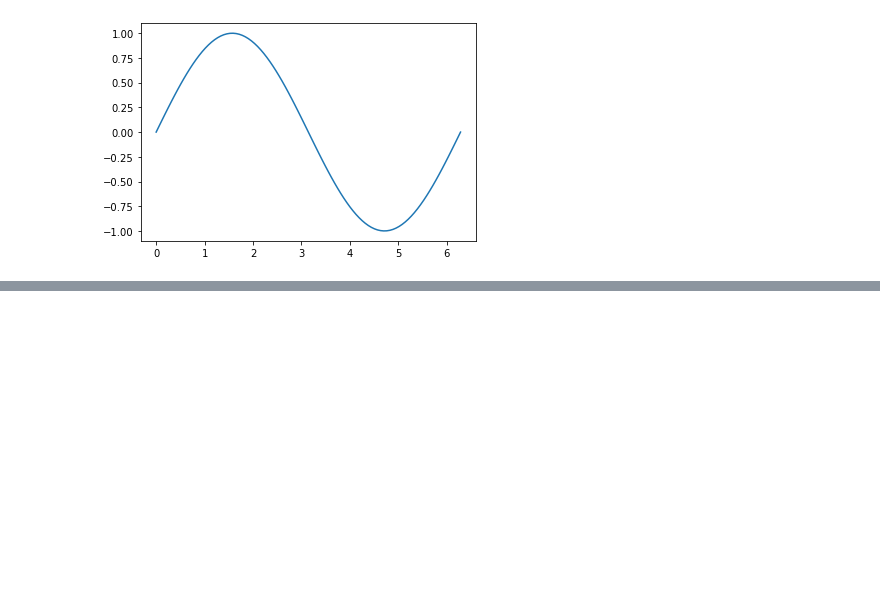
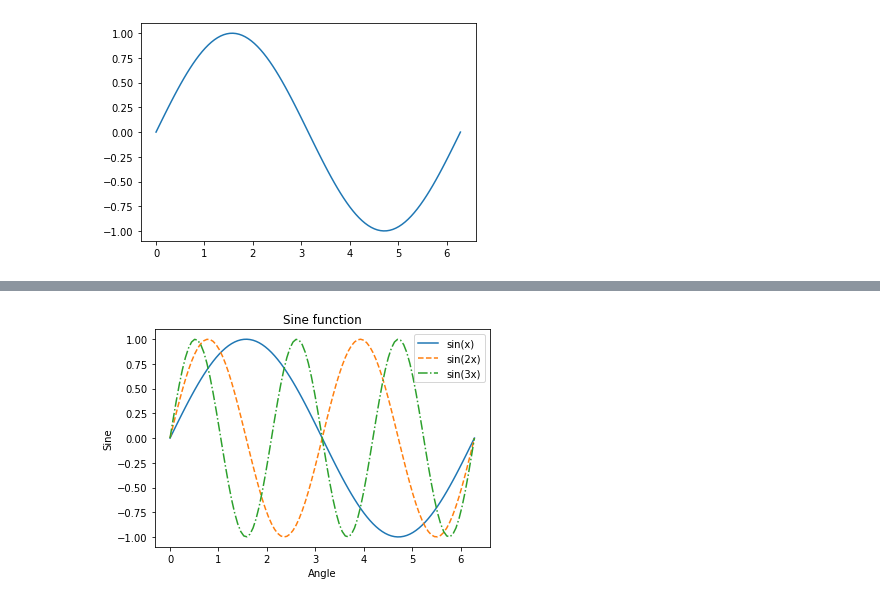
Before and after one commit to nicole-hucke/colab_test, a Jupyter notebook: lecture4_english.ipynb, the cells around one changed output, grey strips where cells are left out. Drawn from its saved outputs; the diff is of its cells as text; code cells hidden in the pictures; blank space fills up the shorter version.

```diff
--- a/lecture4_english.ipynb
+++ b/lecture4_english.ipynb
@@ -90,0 +106,21 @@ plt.show()
+# %%
+# 1st curve - sin(x)
+plt.plot(x, np.sin(x), linestyle="-", label="sin(x)", color="tab:blue")
+# 2nd curve - sin(2x)
+plt.plot(x, np.sin(2 * x), linestyle="--", label="sin(2x)", color="tab:orange")
+# 3th curve - sin(3x)
+plt.plot(x, np.sin(3 * x), linestyle="-.", label="sin(3x)", color="tab:green")
+
+# Add the legend
+plt.legend()
+
+# Add the name of x axes
+plt.xlabel('Angle')
+# Add the name of y axes
+plt.ylabel('Sine')
+# Add a title
+plt.title('Sine function')
+
+plt.show()
+# %% [output]
+[figure, added]
```
Also changed, not shown: parts of 12 cells of this notebook, 1 other file.
